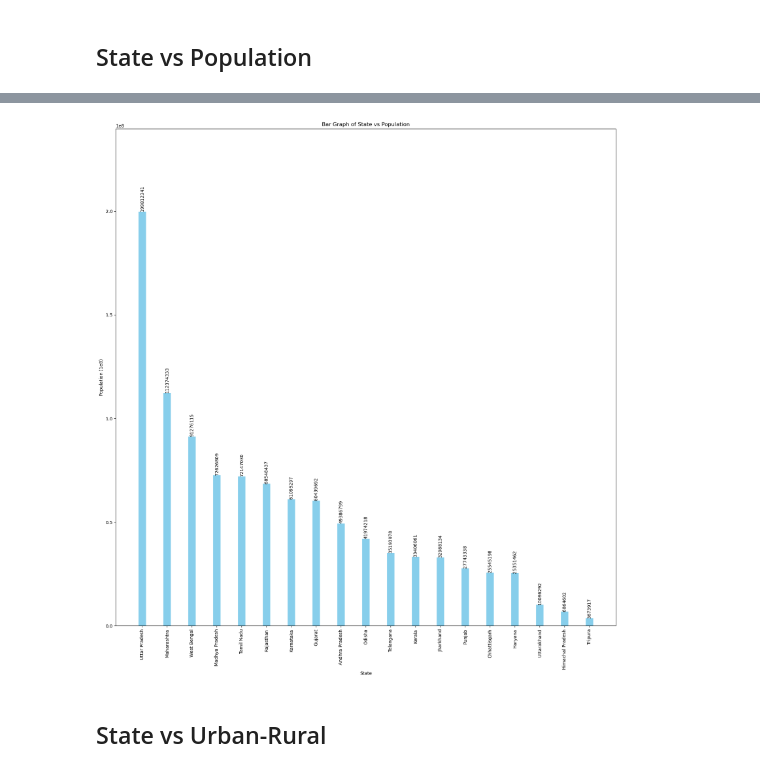
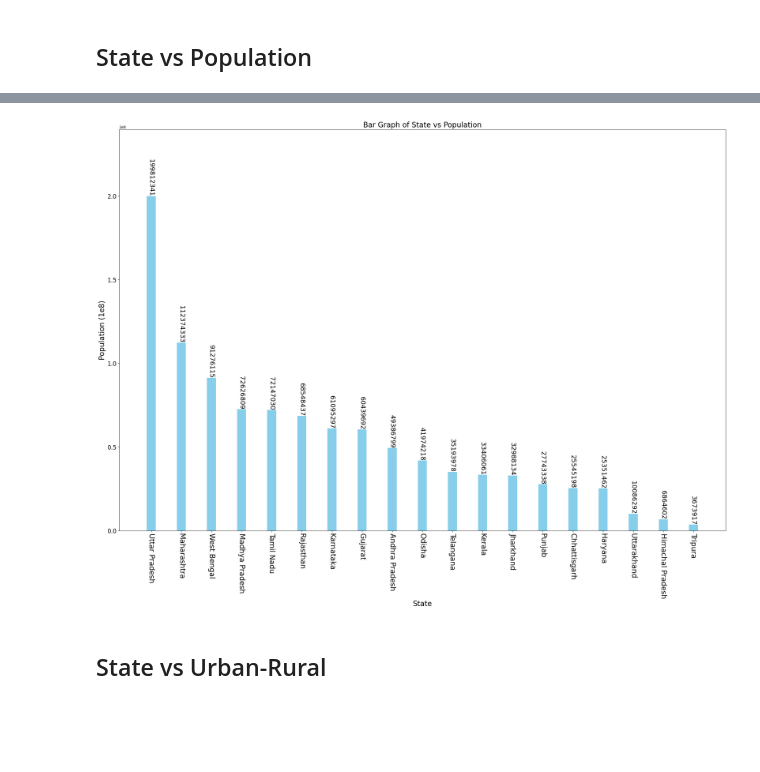
Before and after one commit to harshmishra0014/Solar-Farm, a Jupyter notebook: solar+population visual.ipynb, the cells around one changed output, grey strips where cells are left out. Saved outputs shown, nothing was run; the diff lists cells and outputs as text; code cells hidden in the pictures; blank space fills up the shorter version.

```diff
--- a/solar+population visual.ipynb
+++ b/solar+population visual.ipynb
@@ -62,22 +62,23 @@ plt.show()
 # %%
 positions = np.arange(len(sf)) * 2
-plt.figure(figsize=(20,20))  # Adjust the figure size as needed
+plt.figure(figsize=(30,20))  # Adjust the figure size as needed
 bars = plt.bar(positions, sf['Population'], color='skyblue', width=0.6)
 #bars = plt.bar(df['State'], df['Population'], color='skyblue')
 
 # Adding data labels
 for bar in bars:
     yval = bar.get_height()
-    plt.text(bar.get_x() + bar.get_width()/2, yval, round(yval, 2), ha='center', va='bottom', rotation = 90)
+    plt.text(bar.get_x() + bar.get_width()/2, yval, round(yval, 2), ha='center', va='bottom', rotation = -90, fontsize = 18)
 
-plt.xlabel('State')  # Label for the x-axis
-plt.ylabel('Population (1e8)')  # Label for the y-axis
-plt.title('Bar Graph of State vs Population')  # Title of the graph
+plt.xlabel('State', fontsize = 20)  # Label for the x-axis
+plt.ylabel('Population (1e8)', fontsize = 20)  # Label for the y-axis
+plt.title('Bar Graph of State vs Population', fontsize = 20)  # Title of the graph
 plt.ylim(0, max(sf['Population']) * 1.2)  # Adjust y-axis limits for better visibility
-plt.xticks(positions, sf['State'], rotation=90)
+plt.xticks(positions, sf['State'], rotation = -90, fontsize = 20)
+plt.yticks(fontsize=16)
 plt.show()
 # %% [output]
-[figure, old version]
+[figure, new version]
 # %% [markdown]
 ## State vs Urban-Rural
 # %%
```
Also changed, not shown: parts of 11 cells of this notebook, 4 other files.
